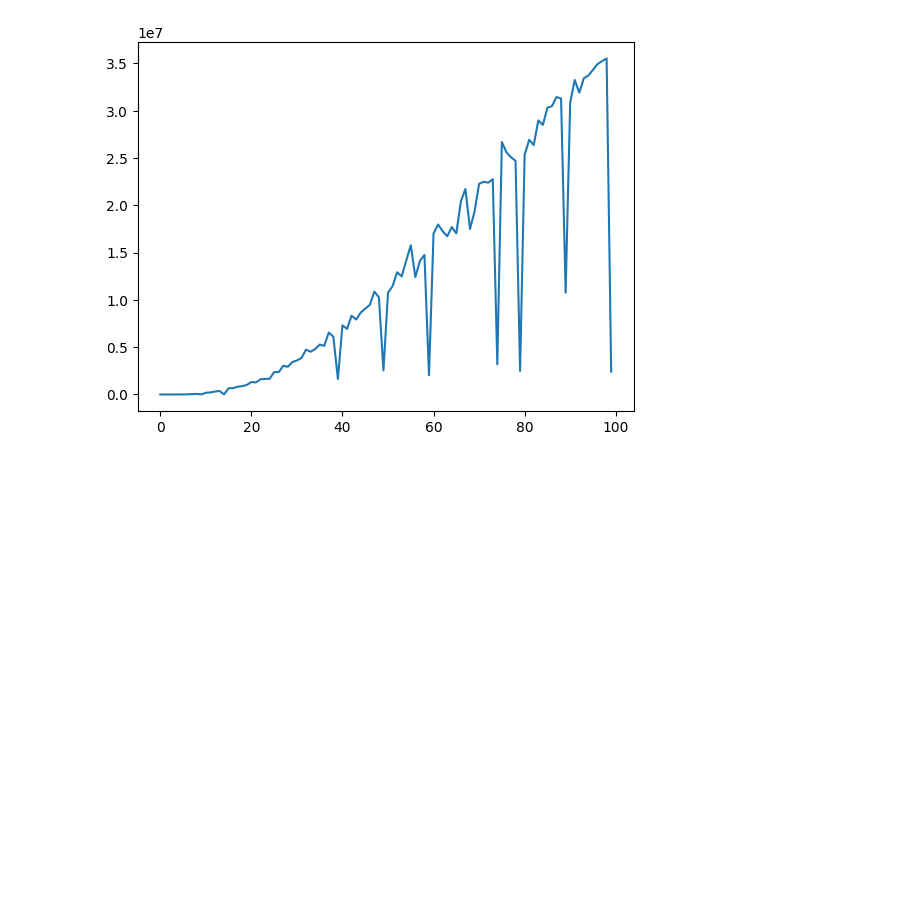
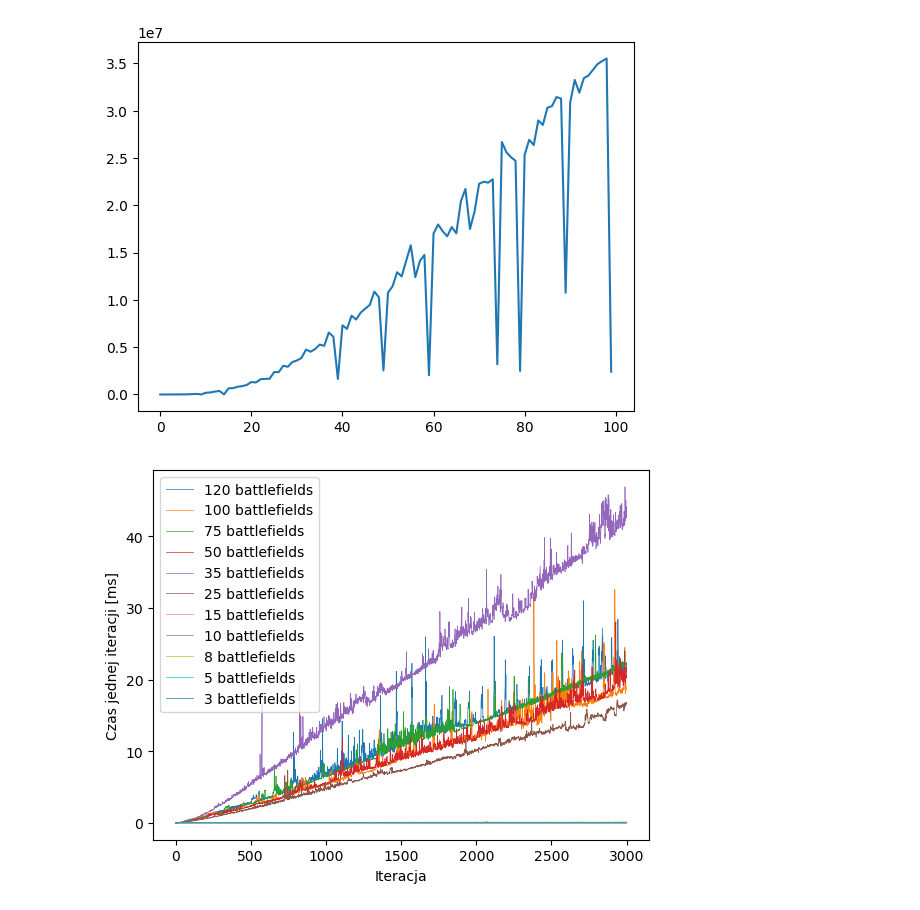
Before and after one commit to greg19/ae3, a Jupyter notebook: analysis/analyze.ipynb, the cells around one changed output. Cells and saved outputs as stored; diff of their text form; code cells hidden in the pictures; blank space fills up the shorter version.

```diff
--- a/analysis/analyze.ipynb
+++ b/analysis/analyze.ipynb
@@ -22,3 +22,15 @@ plt.savefig(f"{base_path}/results/time_per_battlefields.png")
 [figure]
 # %%
 sized_datasets_available = [3, 5, 8, 10, 15, 25, 35, 50, 75, 100, 120]
+# %%
+for i in reversed(sized_datasets_available):
+    filename = f"{base_path}/analytics/sized/balanced_{i}"
+    df = read(filename)
+    plt.plot(df['duration']/1000, linewidth=0.5, label=f"{i} battlefields")
+
+plt.xlabel("Iteracja")
+plt.ylabel("Czas jednej iteracji [ms]")
+plt.legend(loc=2)
+plt.savefig(f"{base_path}/results/time_per_step.png", dpi=300)
+# %% [output]
+[figure, added]
```
Also changed, not shown: parts of 5 cells of this notebook, 9 other files.
